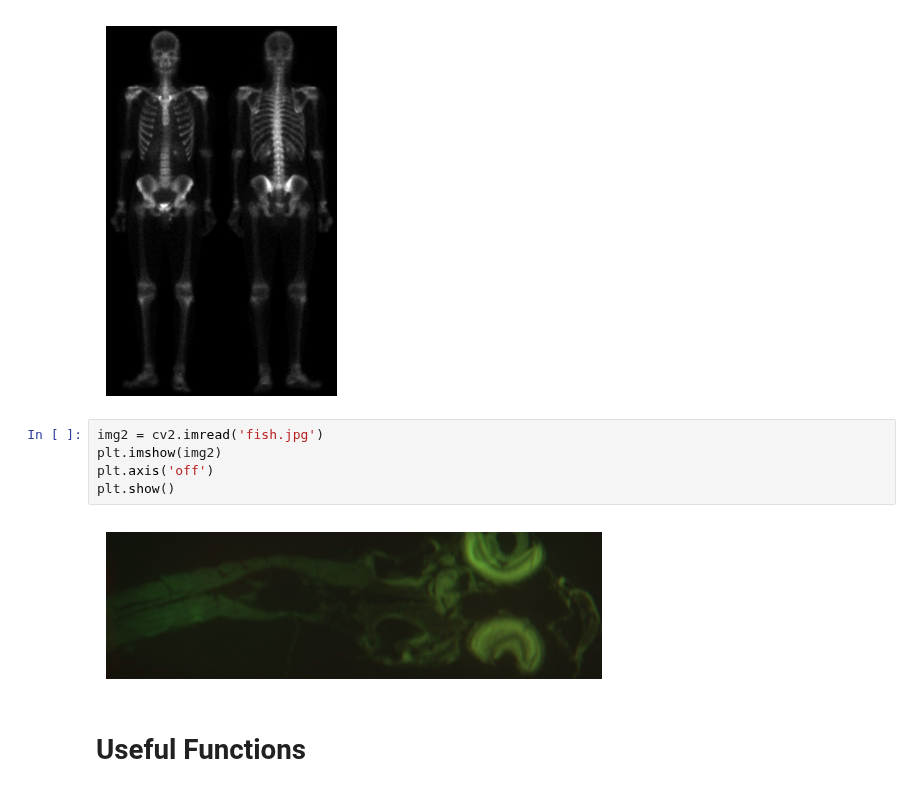
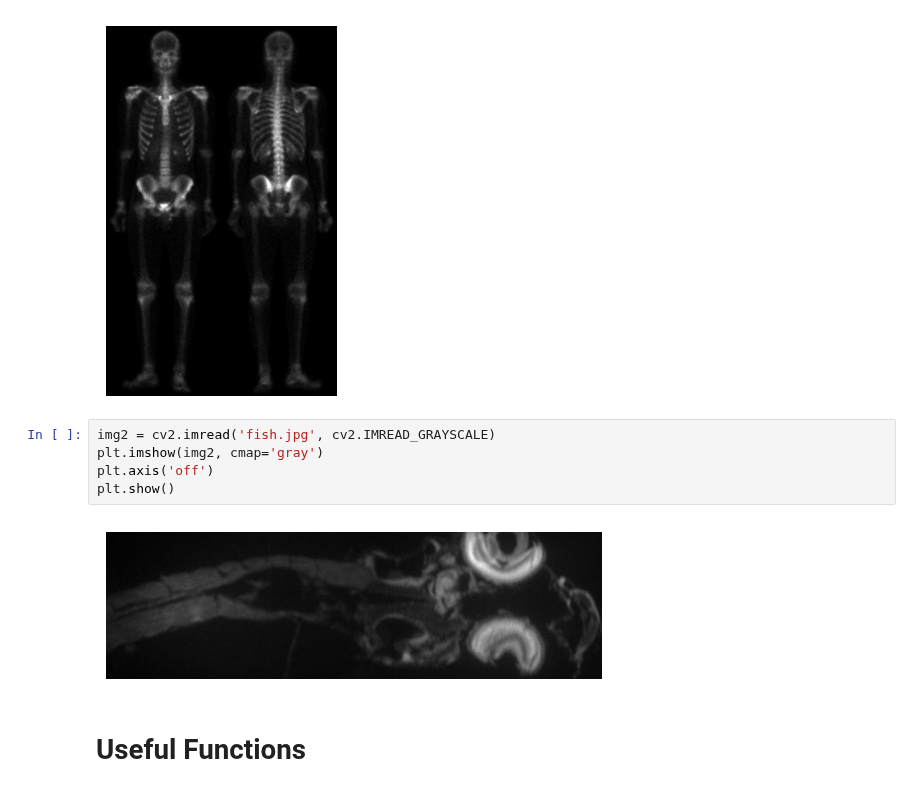
Before and after one commit to Vincent-Lien/NYCU_DIP_2024, a Jupyter notebook: HW3-4/HW3-4_code.ipynb, the cells around one changed output. Saved outputs shown, nothing was run; the diff lists cells and outputs as text.

```diff
--- a/HW3-4/HW3-4_code.ipynb
+++ b/HW3-4/HW3-4_code.ipynb
@@ -14,12 +14,12 @@ plt.show()
 # %% [output]
 [figure]
 # %%
-img2 = cv2.imread('fish.jpg')
-plt.imshow(img2)
+img2 = cv2.imread('fish.jpg', cv2.IMREAD_GRAYSCALE)
+plt.imshow(img2, cmap='gray')
 plt.axis('off')
 plt.show()
 # %% [output]
-[figure, old version]
+[figure, new version]
 # %% [markdown]
 # Useful Functions
 # %%
```
Also changed, not shown: parts of 3 cells of this notebook.
